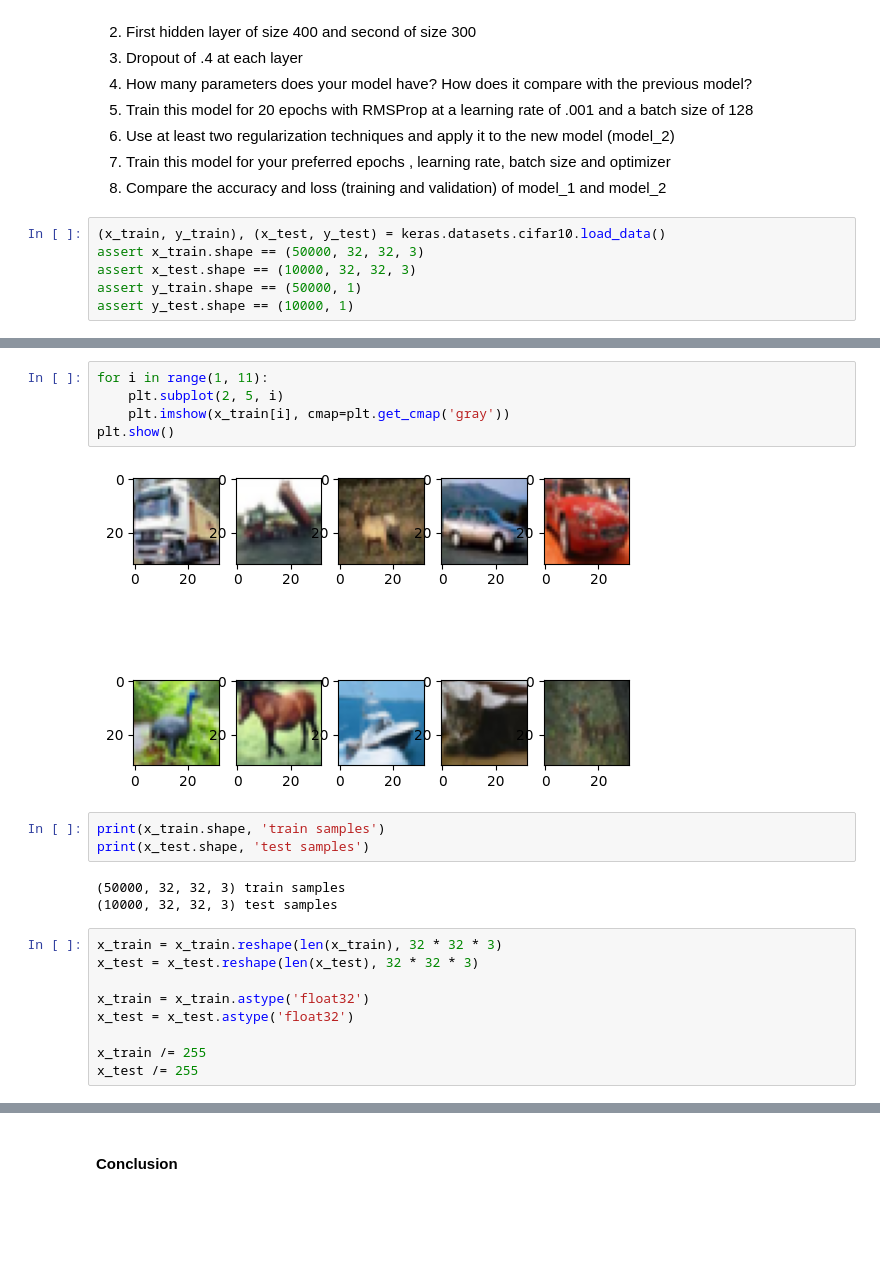
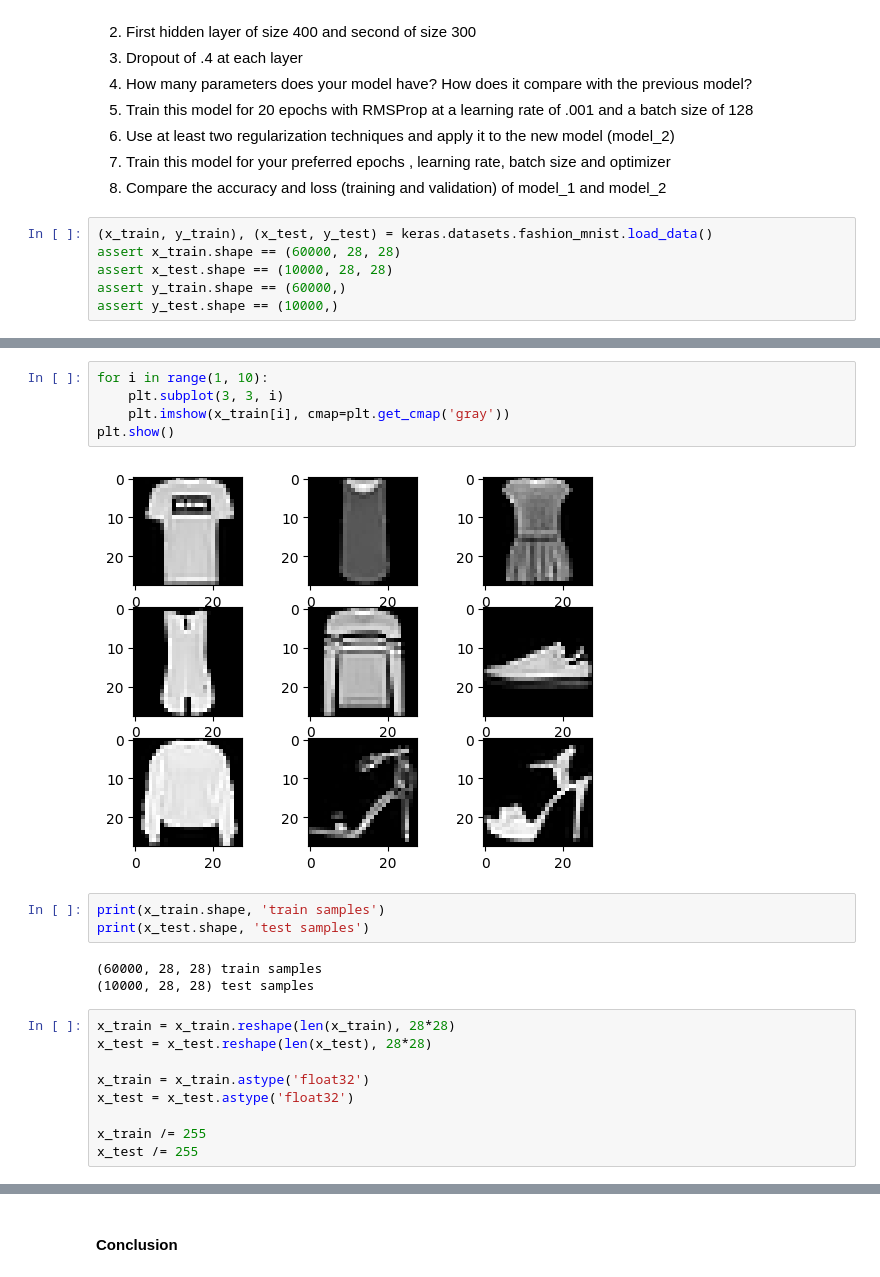
Before and after one commit to laelynette/CPE-313, a Jupyter notebook: Hands_on_Activity_1_3_Regularization.ipynb, the cells around one changed output, grey strips where cells are left out. Saved outputs shown, nothing was run; the diff lists cells and outputs as text; blank space fills up the shorter version.

```diff
--- a/Hands_on_Activity_1_3_Regularization.ipynb
+++ b/Hands_on_Activity_1_3_Regularization.ipynb
@@ -240,8 +242,8 @@ Interpret the result
 7. Train this model for your preferred epochs , learning rate, batch size and optimizer
 8. Compare the accuracy and loss (training and validation) of model_1 and model_2
 # %%
-(x_train, y_train), (x_test, y_test) = keras.datasets.cifar10.load_data()
-assert x_train.shape == (50000, 32, 32, 3)
-assert x_test.shape == (10000, 32, 32, 3)
-assert y_train.shape == (50000, 1)
-assert y_test.shape == (10000, 1)
+(x_train, y_train), (x_test, y_test) = keras.datasets.fashion_mnist.load_data()
+assert x_train.shape == (60000, 28, 28)
+assert x_test.shape == (10000, 28, 28)
+assert y_train.shape == (60000,)
+assert y_test.shape == (10000,)
@@ -251,19 +250,19 @@ Downloading data from https://www.cs.toronto.edu/~kriz/cifar-10-python.tar.gz
 # %%
-for i in range(1, 11):
-    plt.subplot(2, 5, i)
+for i in range(1, 10):
+    plt.subplot(3, 3, i)
     plt.imshow(x_train[i], cmap=plt.get_cmap('gray'))
 plt.show()
 # %% [output]
-[figure, old version]
+[figure, new version]
 # %%
 print(x_train.shape, 'train samples')
 print(x_test.shape, 'test samples')
 # %% [output]
-(50000, 32, 32, 3) train samples
-(10000, 32, 32, 3) test samples
+(60000, 28, 28) train samples
+(10000, 28, 28) test samples
 # %%
-x_train = x_train.reshape(len(x_train), 32 * 32 * 3)
-x_test = x_test.reshape(len(x_test), 32 * 32 * 3)
+x_train = x_train.reshape(len(x_train), 28*28)
+x_test = x_test.reshape(len(x_test), 28*28)
 
 x_train = x_train.astype('float32')
 x_test = x_test.astype('float32')
```
Also changed, not shown: parts of 16 cells of this notebook.
